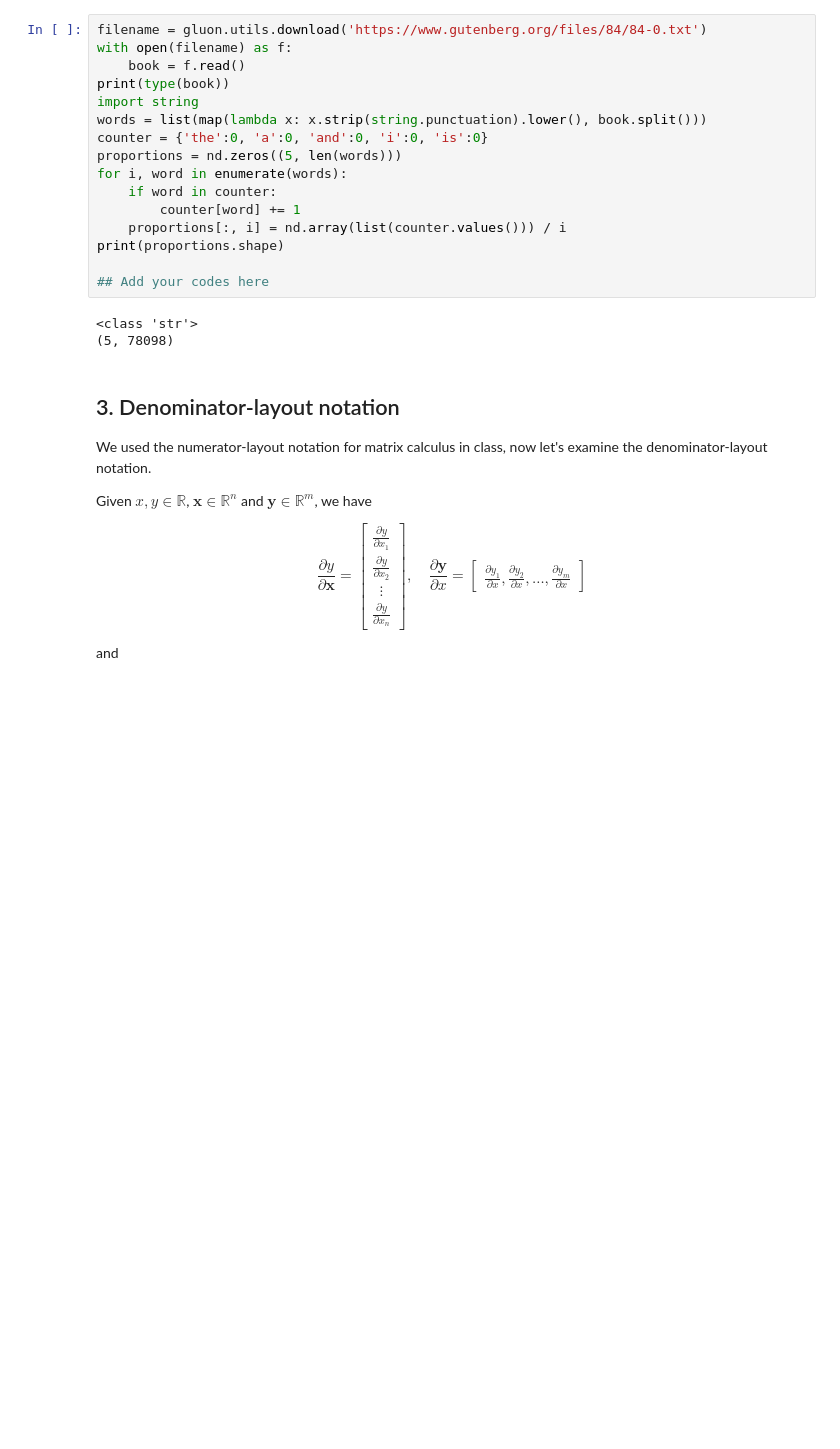
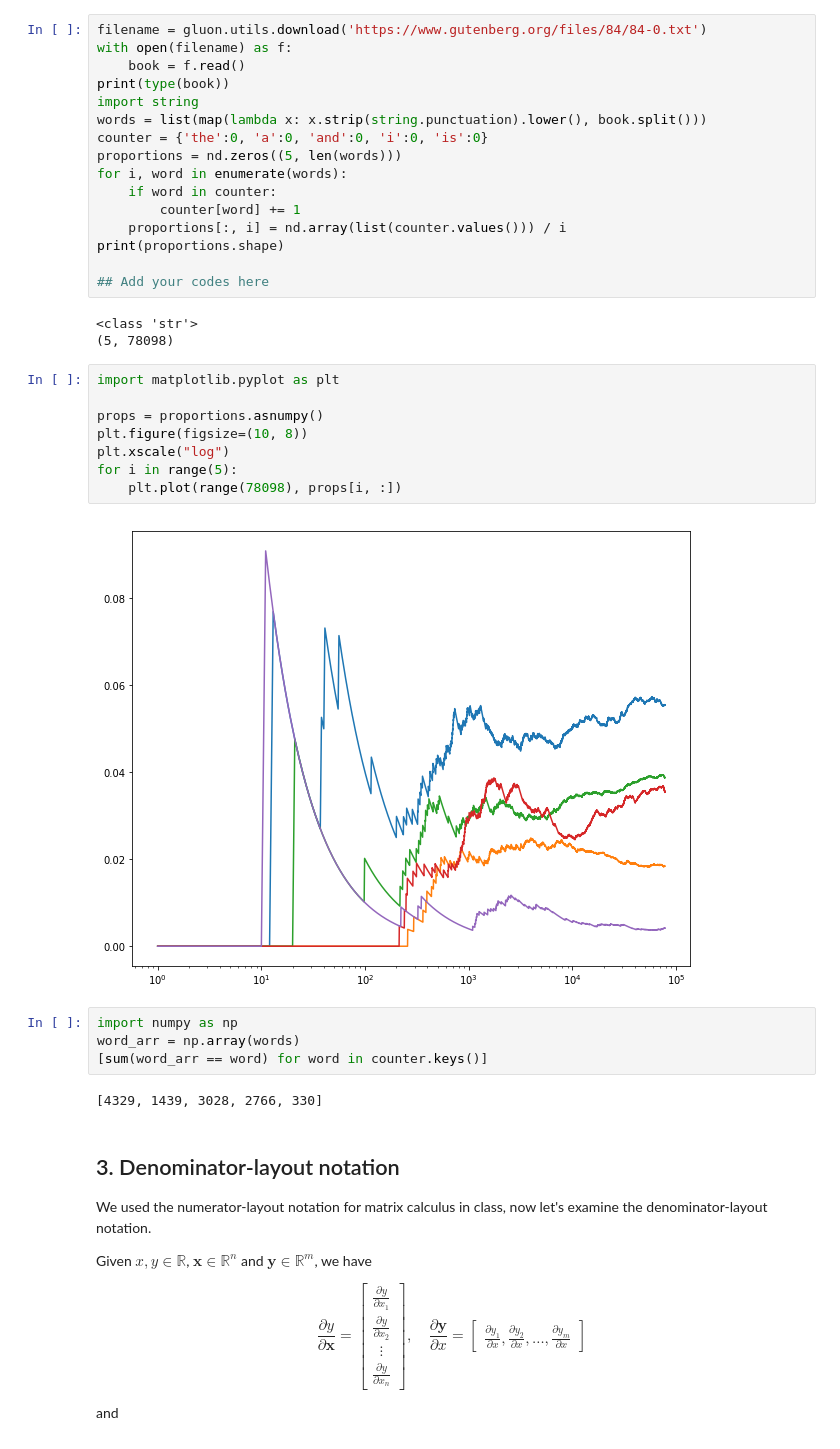
Before and after one commit to amandhar/stat157, a Jupyter notebook: hw2/homework2.ipynb, the cells around one changed output. Cells and saved outputs as stored; diff of their text form; blank space fills up the shorter version.

```diff
--- a/hw2/homework2.ipynb
+++ b/hw2/homework2.ipynb
@@ -81,6 +81,22 @@ print(proportions.shape)
 # %% [output]
 <class 'str'>
 (5, 78098)
+# %%
+import matplotlib.pyplot as plt
+
+props = proportions.asnumpy()
+plt.figure(figsize=(10, 8))
+plt.xscale("log")
+for i in range(5):
+    plt.plot(range(78098), props[i, :])
+# %% [output]
+[figure, added]
+# %%
+import numpy as np
+word_arr = np.array(words)
+[sum(word_arr == word) for word in counter.keys()]
+# %% [output]
+[4329, 1439, 3028, 2766, 330]
 # %% [markdown]
 ## 3. Denominator-layout notation
 
```
Also changed, not shown: parts of 8 cells of this notebook.
